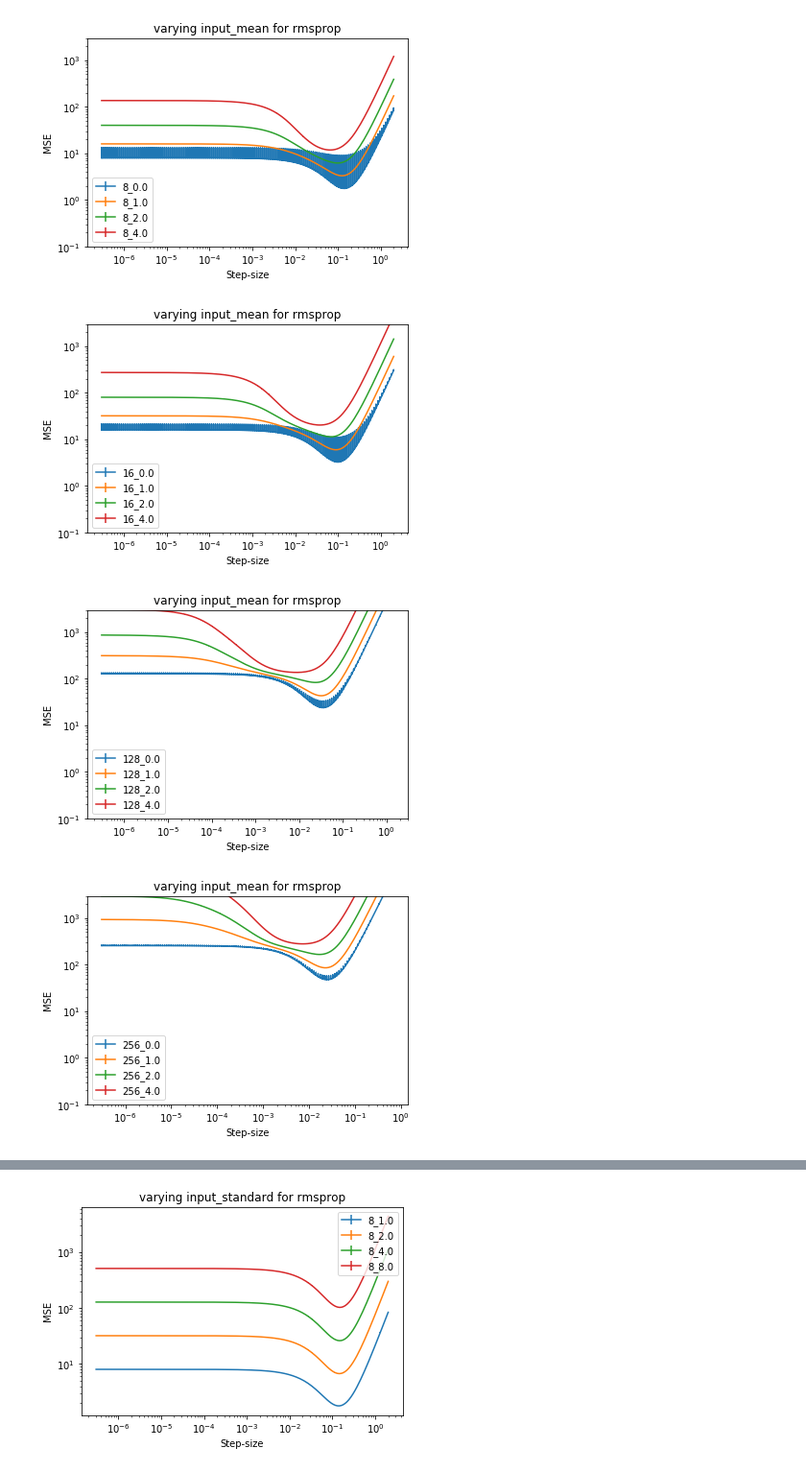
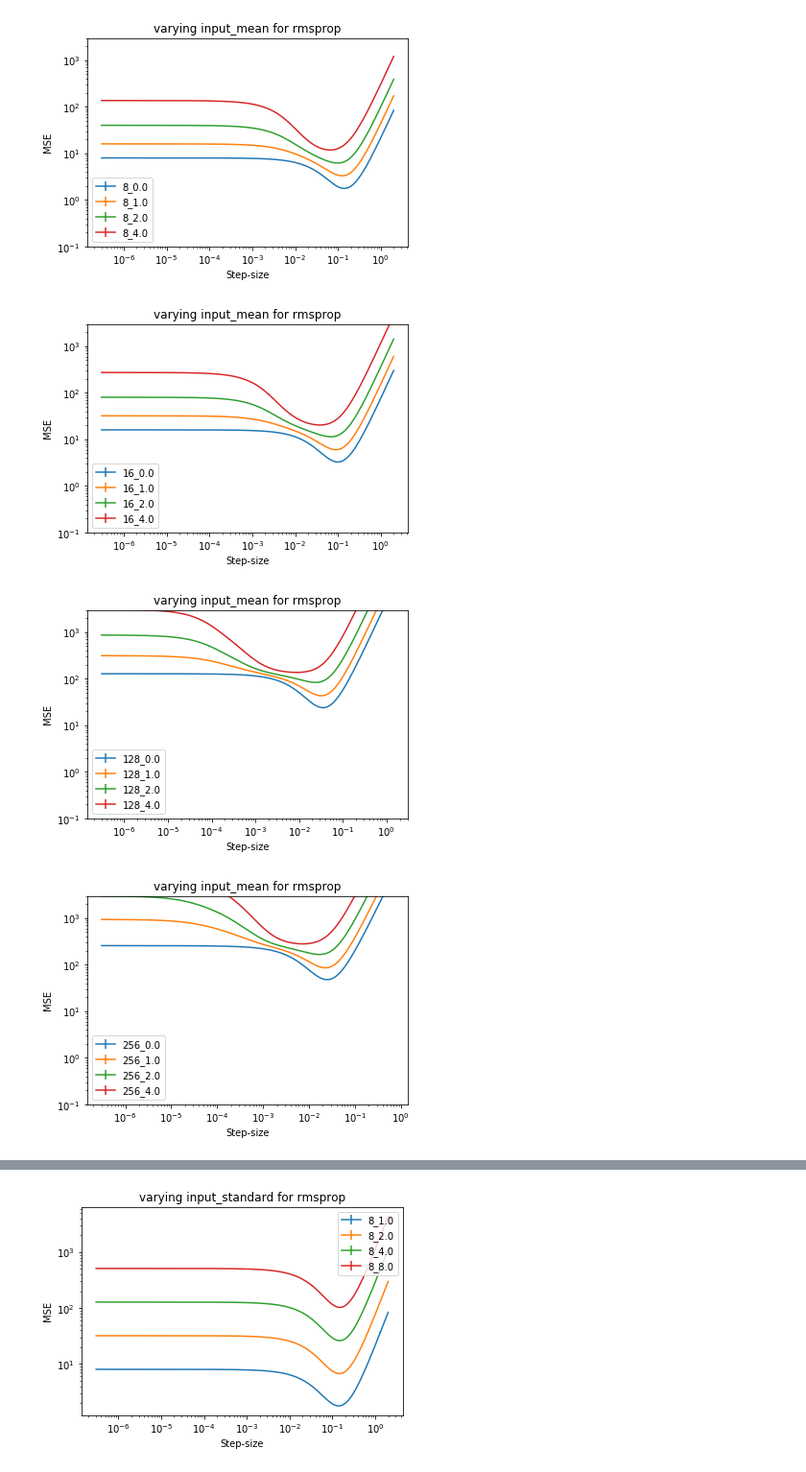
Before and after one commit to khurramjaved96/robust_adaptive_linear_learners, a Jupyter notebook: notebooks/RMSProp.ipynb, the cells around one changed output, grey strips where cells are left out. Shown at 96% size. Saved outputs shown, nothing was run; the diff lists cells and outputs as text; code cells hidden in the pictures.

Commit message:
plot

```diff
--- a/notebooks/RMSProp.ipynb
+++ b/notebooks/RMSProp.ipynb
@@ -67,35 +67,35 @@ db_name = "yuxin_experiment_5_0"
 features = ["8", "16", "128", "256", "512"]
 input_mean = ["0.0", "1.0", "2.0", "4.0"]
 input_stds = ["1"]
 target_means = ["0.0"]
 target_stds = ["1"]
 
 
 for dist in features:
     for input_m in input_mean:
         for input_std in input_stds:
             for target_m in target_means:
                 for target_std in target_stds:
                     query = """select step_size, AVG(mean_sum_of_errors), std(mean_sum_of_errors)/sqrt(count(mean_sum_of_errors))
             from error_table JOIN runs r on error_table.run = r.run
-            where features=%s and input_mean = %s and input_std=%s and target_mean=%s and target_std= %s and beta=0.999 and epsilon=1.0e-8 and mean_sum_of_errors is not null
+            where features=%s and input_mean = %s and input_std=%s and target_mean=%s and target_std= %s and target_noise=0.1 and beta=0.999 and epsilon=1.0e-8 and mean_sum_of_errors is not null
             group by algorithm, features, step_size, target_noise, input_mean, input_std, target_mean, target_std, beta, epsilon
             order by features, step_size;"""%(dist, input_m, input_std, target_m, target_std)
                     plot(query, plt, dist + "_" + input_m)
 
     plt.xlabel('Step-size')
     plt.ylabel("MSE")
 
 
     plt.yscale("log")
     plt.ylim(0.1, 3000)
     plt.xscale("log")
     plt.legend()
     plt.title("varying input_mean for rmsprop")
     # plt.savefig("exp_1_role_of_features.pdf", format="pdf")
     plt.show()
 # %% [output]
-[figure, old version]
+[figure, new version]
-[figure, old version]
+[figure, new version]
-[figure, old version]
+[figure, new version]
-[figure, old version]
+[figure, new version]
```
Also changed, not shown: parts of 1 cell of this notebook.
